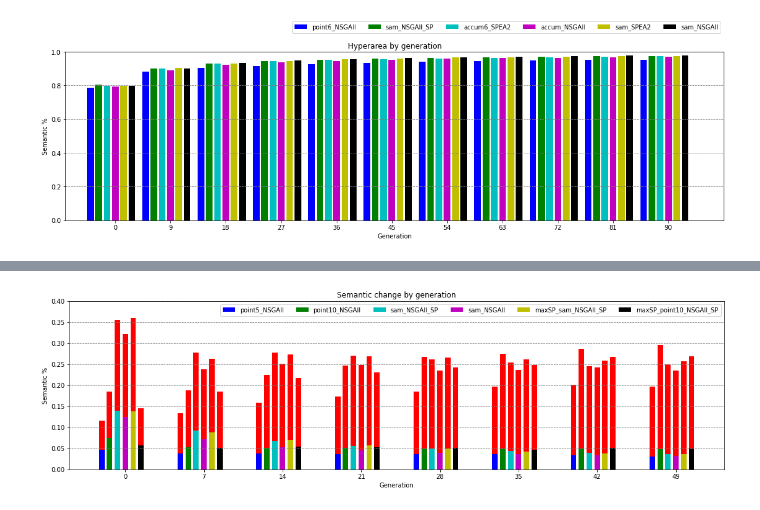
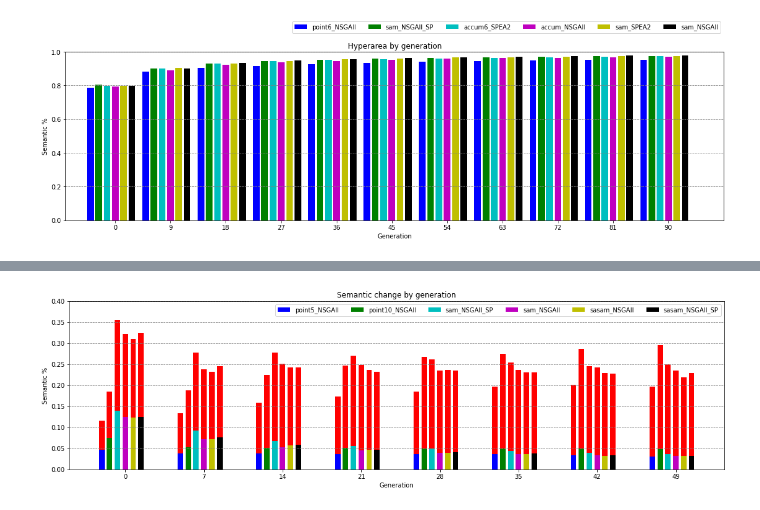
Before and after one commit to 33fred33/Generic_EA, a Jupyter notebook: debugger_notebook.ipynb, the cells around one changed output, grey strips where cells are left out. Cells and saved outputs as stored; diff of their text form; code cells hidden in the pictures.

```diff
--- a/debugger_notebook.ipynb
+++ b/debugger_notebook.ipynb
@@ -247,9 +247,9 @@ for trial in range(prm.trials):
 
         #Logs
         hyperarea = ea.hyperarea(sorted_population, objectives, front_objective)
-        header, logs, g_header, g_logs = ea.get_cgp_log(sorted_population, cgp, current_gen)
+        header, logs, g_header, g_logs = ea.get_cgp_log(sorted_population, cgp, current_gen, objectives)
         front_pop = [i for i in sorted_population if i.evaluations[front_objective.name]==1]
-        _, _, front_g_header, front_g_logs = ea.get_cgp_log(front_pop, cgp, current_gen)
+        _, _, front_g_header, front_g_logs = ea.get_cgp_log(front_pop, cgp, current_gen, objectives)
         front_g_header = ["front_"+i for i in front_g_header]
         g_logs += front_g_logs + [hyperarea]
         g_header += front_g_header + ["Hyperarea"]
@@ -310,7 +310,7 @@ for trial in range(prm.trials):
     #Logs
     test_g_logs = []
     hyperarea = ea.hyperarea(population, objectives, front_objective)
-    header, logs, g_header, g_logs = ea.get_cgp_log(population, cgp, current_gen)
+    header, logs, g_header, g_logs = ea.get_cgp_log(population, cgp, current_gen, objectives)
     g_logs+= [hyperarea]
     g_header += ["Hyperarea"]
     test_g_logs += [g_logs]
@@ -853,9 +925,9 @@ for i in split_paths.keys():#range(len(semantic_damage_bars)):
 # %%
 gen_jump = 7
-exp_idx = [0,1,2,3,4,5]
+exp_idx = [0,1,2,3,6,7]
 
 bars = len(exp_idx)
-all_colors = ['b','g','c','m','y','k']
+all_colors = ['b','g','c','m','y','k','brown',"orange"]
 colors = [all_colors[i] for i in range(bars)]
 x_space = 0.6
 width = x_space/bars
@@ -882,34 +954,34 @@ for exp_id,trial_g_log in gen_logs.items():
         improvement_mean = stat.mean(improvement[gen])
         hyperarea_mean = stat.mean(hyperarea[gen])
         semantic_damage_bars[exp_id].append([gen,damage_mean,improvement_mean,hyperarea_mean])
 
 orig_semantic_damage_bars = semantic_damage_bars
 semantic_damage_bars = {k:np.array(a).T.tolist() for k,a in semantic_damage_bars.items()}
 n_gens = max(n_gens_list)
 
 fig, ax = plt.subplots(1, figsize=(19, 5))
 #for i in range(len(semantic_damage_bars)):
 for i,exp in enumerate(exp_idx):
     #plt.bar([x-x_space/2+(i*width) for x in range(n_gens)], semantic_damage_bars[exp][1], bottom = semantic_damage_bars[exp][2], color='red', width = width)
     values = semantic_damage_bars[exp][2]
     plt.bar([x-x_space/2+(i*width) for x in range(len(values))], values, color=colors[i], width = width-0.03)
 plt.title("Semantic change by generation")
 #legends = ["Damage"] + [exp_names[i] for i in exp_idx]
 legends = [exp_names[i] for i in exp_idx]
 plt.legend(legends, bbox_to_anchor=(1,1), ncol=bars, frameon=True,loc="upper right")
 for i,exp in enumerate(exp_idx):
     values = semantic_damage_bars[exp][1]
     plt.bar([x-x_space/2+(i*width) for x in range(len(values))], values, bottom = semantic_damage_bars[exp][2], color='red', width = width-0.03)
 plt.xlabel('Generation')
 plt.ylabel('Semantic %')
 ax.yaxis.grid(color='gray', linestyle='dashed')
 plt.ylim(0,0.4)
 #plt.xlim(-x_space,n_gens)
 plt.xticks(list(range(len(range(0, max_gen, gen_jump)))),list(range(0, max_gen, gen_jump)))
 
 plt.show()
 # %% [output]
-[figure, old version]
+[figure, new version]
 # %%
 fig, ax = plt.subplots(1, figsize=(19, 5))
 #for i in range(len(semantic_damage_bars)):
```
Also changed, not shown: parts of 5 cells of this notebook, 3 other files.
